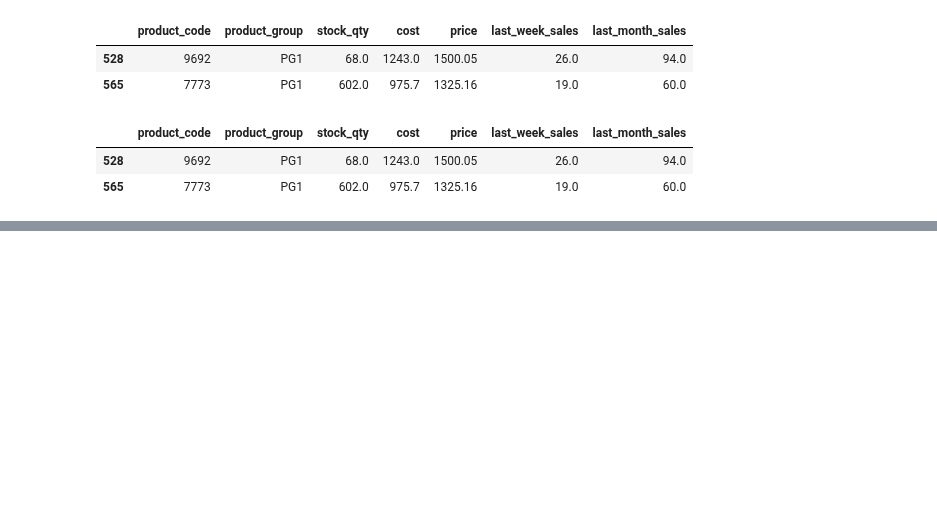
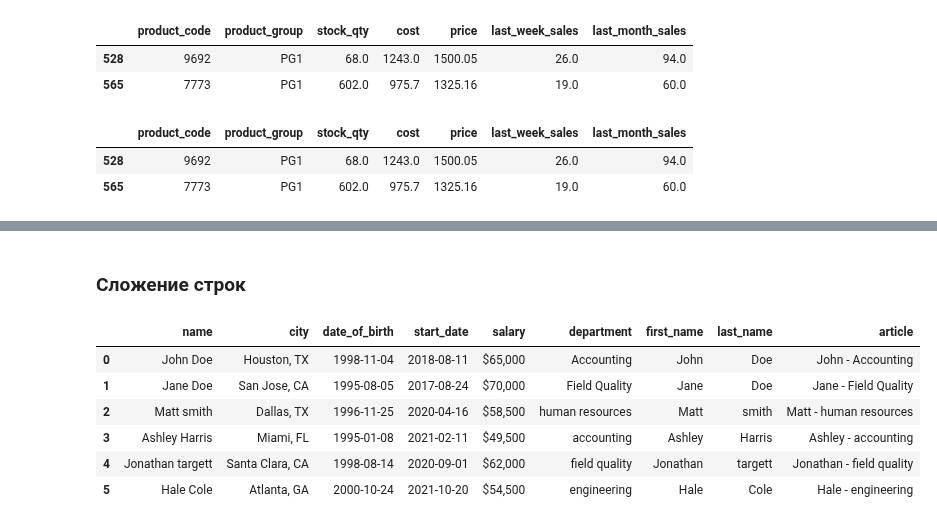
Before and after one commit to Korablinr54/Python, a Jupyter notebook: Pandas/Pandas.ipynb, the cells around one changed output, grey strips where cells are left out. Cells and saved outputs as stored; diff of their text form; code cells hidden in the pictures; blank space fills up the shorter version.

Commit message:
Работа со строками ч.1

```diff
--- a/Pandas/Pandas.ipynb
+++ b/Pandas/Pandas.ipynb
@@ -666,0 +661,7 @@ display(raw_data.query('product_code == 9692 or product_code == 7773').head())
+# %%
+# взглянем на датасет
+staff = pd.read_csv('datasets/staff.csv')
+display(staff)
+
+# выведем основную информацию о датасете
+print(staff.info())
@@ -666,0 +771,14 @@ display(raw_data.query('product_code == 9692 or product_code == 7773').head())
+# %% [markdown]
+### Cложение строк
+# %%
+
+staff['article'] = staff['first_name'] + ' - '+ staff['department']
+display(staff)
+# %% [output]
+|  | name | city | date_of_birth | start_date | salary | department | first_name | last_name | article |
+| 0 | John Doe | Houston, TX | 1998-11-04 | 2018-08-11 | $65,000 | Accounting | John | Doe | John - Accounting |
+| 1 | Jane Doe | San Jose, CA | 1995-08-05 | 2017-08-24 | $70,000 | Field Quality | Jane | Doe | Jane - Field Quality |
+| 2 | Matt smith | Dallas, TX | 1996-11-25 | 2020-04-16 | $58,500 | human resources | Matt | smith | Matt - human resources |
+| 3 | Ashley Harris | Miami, FL | 1995-01-08 | 2021-02-11 | $49,500 | accounting | Ashley | Harris | Ashley - accounting |
+| 4 | Jonathan targett | Santa Clara, CA | 1998-08-14 | 2020-09-01 | $62,000 | field quality | Jonathan | targett | Jonathan - field quality |
+| 5 | Hale Cole | Atlanta, GA | 2000-10-24 | 2021-10-20 | $54,500 | engineering | Hale | Cole | Hale - engineering |
```
Also changed, not shown: parts of 14 cells of this notebook, 1 other file.
